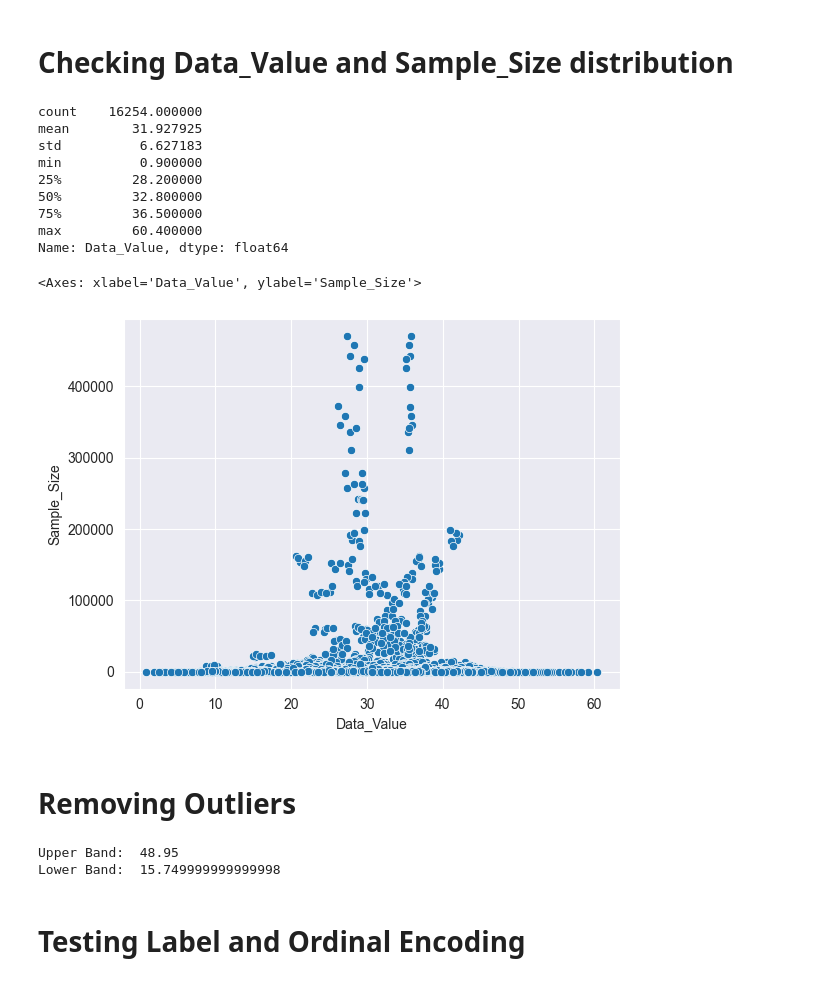
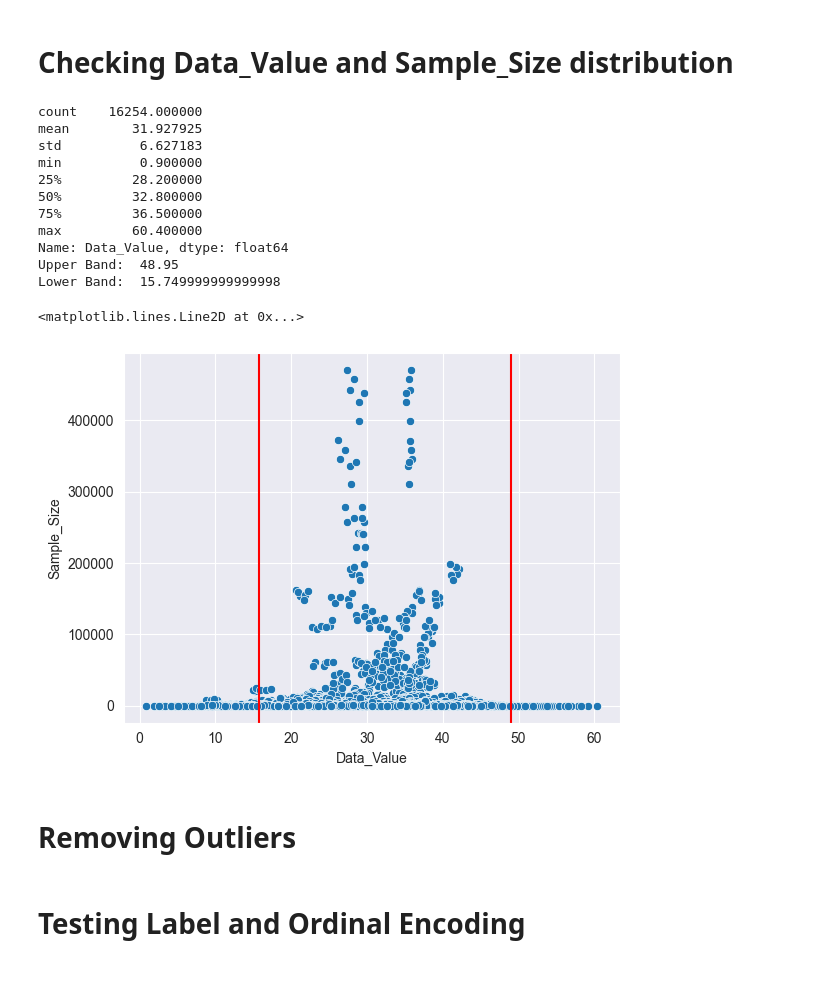
Before and after one commit to bhavan-bhatt/Gnosis-CP01, a Jupyter notebook: Pratham - 202311022/cp_1.ipynb, the cells around one changed output. Cells and saved outputs as stored; diff of their text form; code cells hidden in the pictures.

```diff
--- a/Pratham - 202311022/cp_1.ipynb
+++ b/Pratham - 202311022/cp_1.ipynb
@@ -73,17 +74,31 @@ obesity_df
 # %%
 print(obesity_df['Data_Value'].describe())
 sns.scatterplot(x=obesity_df['Data_Value'], y=obesity_df['Sample_Size'])
+
+# Getting IQR Range
+q1 = np.percentile(obesity_df['Data_Value'], 25, method='midpoint')
+q3 = np.percentile(obesity_df['Data_Value'], 75, method='midpoint')
+IQR = q3 - q1
+upper = q3 + 1.5 * IQR
+lower = q1 - 1.5 * IQR
+print('Upper Band: ', upper)
+print('Lower Band: ', lower)
+
+plt.axvline(x=upper, color='r')
+plt.axvline(x=lower, color='r')
 # %% [output]
 count    16254.000000
 mean        31.927925
 std          6.627183
 min          0.900000
 25%         28.200000
 50%         32.800000
 75%         36.500000
 max         60.400000
 Name: Data_Value, dtype: float64
+Upper Band:  48.95
+Lower Band:  15.749999999999998
-<Axes: xlabel='Data_Value', ylabel='Sample_Size'>
+<matplotlib.lines.Line2D at 0x...>
-[figure, old version]
+[figure, new version]
 # %% [markdown]
 # Removing Outliers
@@ -94,12 +105,5 @@ IQR = q3-q1
 # %%
-upper = q3 + 1.5*IQR
-lower = q1 - 1.5*IQR
-print('Upper Band: ', upper)
-print('Lower Band: ', lower)
 obesity_df = obesity_df[(obesity_df['Data_Value']<=upper) & (obesity_df['Data_Value']>=lower)]
-# %% [output]
-Upper Band:  48.95
-Lower Band:  15.749999999999998
 # %% [markdown]
 # Testing Label and Ordinal Encoding
 # %%
```
Also changed, not shown: parts of 4 cells of this notebook.
